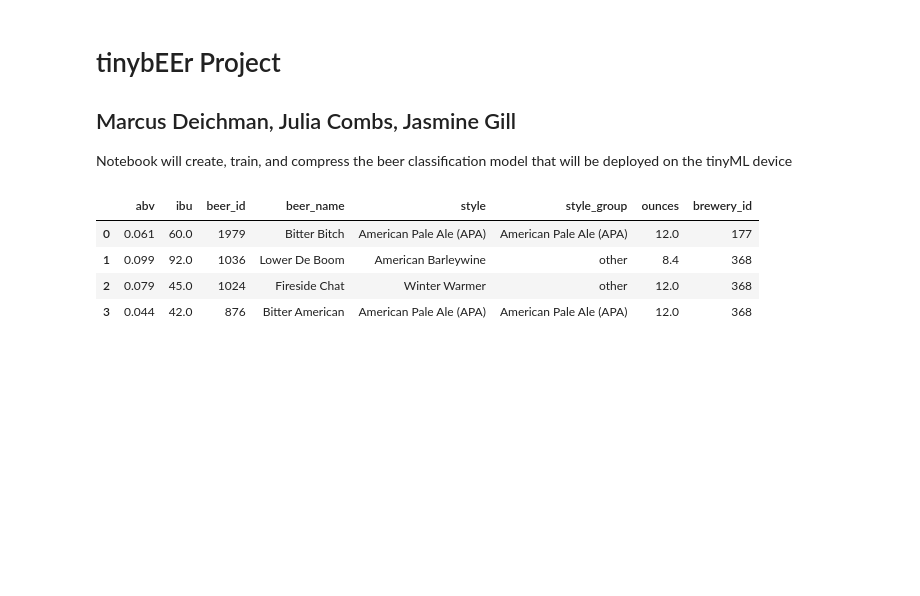
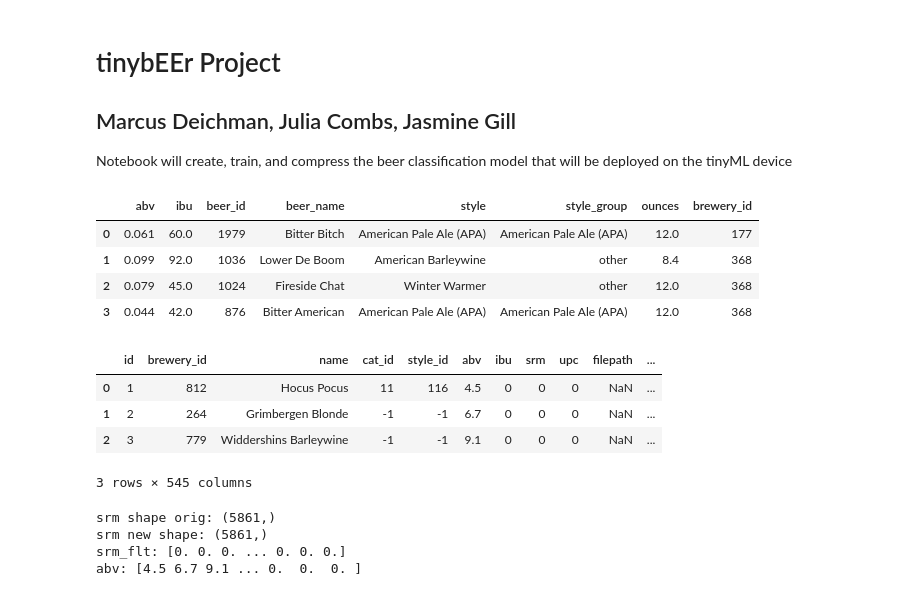
Before and after one commit to aureliusbd/tinybEEr, a Jupyter notebook: BeerModel.ipynb, the cells around one changed output. Saved outputs shown, nothing was run; the diff lists cells and outputs as text; code cells hidden in the pictures; blank space fills up the shorter version.

```diff
--- a/BeerModel.ipynb
+++ b/BeerModel.ipynb
@@ -24,6 +31,56 @@ beer_df.head(4)
 | 1 | 0.099 | 92.0 | 1036 | Lower De Boom | American Barleywine | other | 8.4 | 368 |
 | 2 | 0.079 | 45.0 | 1024 | Fireside Chat | Winter Warmer | other | 12.0 | 368 |
 | 3 | 0.044 | 42.0 | 876 | Bitter American | American Pale Ale (APA) | American Pale Ale (APA) | 12.0 | 368 |
+# %%
+# different beer cvs file
+beers_url = "https://raw.githubusercontent.com/aureliusbd/tinybEEr/main/beers.csv"
+
+
+beer_opendata_df = pd.read_csv(beers_url)
+beer_opendata_df.head(3)
+# %% [output]
+|  | id | brewery_id | name | cat_id | style_id | abv | ibu | srm | upc | filepath | ... |
+| 0 | 1 | 812 | Hocus Pocus | 11 | 116 | 4.5 | 0 | 0 | 0 | NaN | ... |
+| 1 | 2 | 264 | Grimbergen Blonde | -1 | -1 | 6.7 | 0 | 0 | 0 | NaN | ... |
+| 2 | 3 | 779 | Widdershins Barleywine | -1 | -1 | 9.1 | 0 | 0 | 0 | NaN | ... |
+3 rows × 545 columns
+# %%
+srm = beer_opendata_df.to_numpy()[:,7]
+abv_beers = beer_opendata_df.to_numpy()[:,5]
+print('srm shape orig:', srm.shape)
+
+def convert_to_float(value):
+    try:
+        return float(value)
+    except ValueError:
+        return np.nan
+
+srm_flt = np.vectorize(convert_to_float)(srm)
+abv_beers_flt = np.vectorize(convert_to_float)(abv_beers)
+
+print('srm new shape:', srm_flt.shape)
+
+print('srm_flt:', srm_flt)
+
+
+def convert_to_float_2(value):
+    try:
+        cleaned_value = re.sub(r'[^\d.]+', '', value)  # Remove non-numeric characters
+        return float(cleaned_value)
+    except ValueError:
+        return np.nan
+
+
+
+print('abv:', abv_beers_flt)
+#srm_flt = beer_opendata_df['srm'].astype(float)
+#abv_beers_opendata_flt = beer_opendata_df['abv'].astype(float)
+#plt.scatter(srm_flt, abv_beers_opendata_flt)
+# %% [output]
+srm shape orig: (5861,)
+srm new shape: (5861,)
+srm_flt: [0. 0. 0. ... 0. 0. 0.]
+abv: [4.5 6.7 9.1 ... 0.  0.  0. ]
 # %%
 whos
 # %% [output]
```
Also changed, not shown: parts of 12 cells of this notebook.
